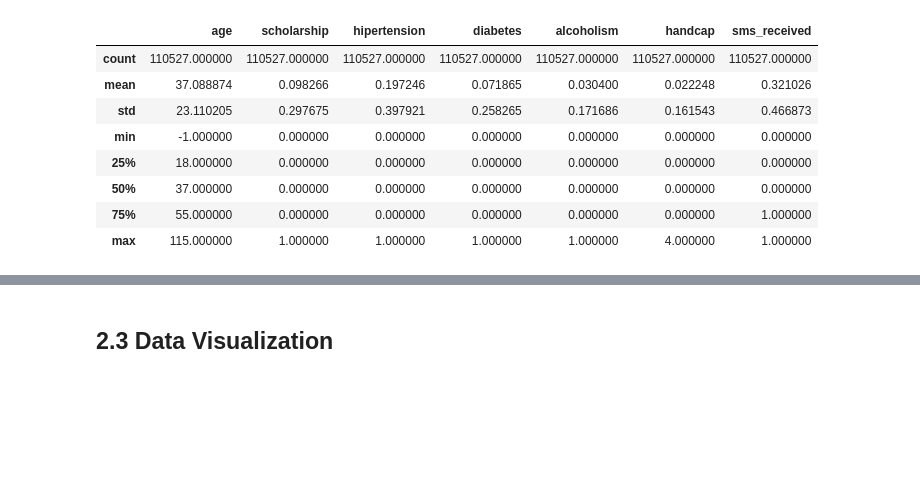
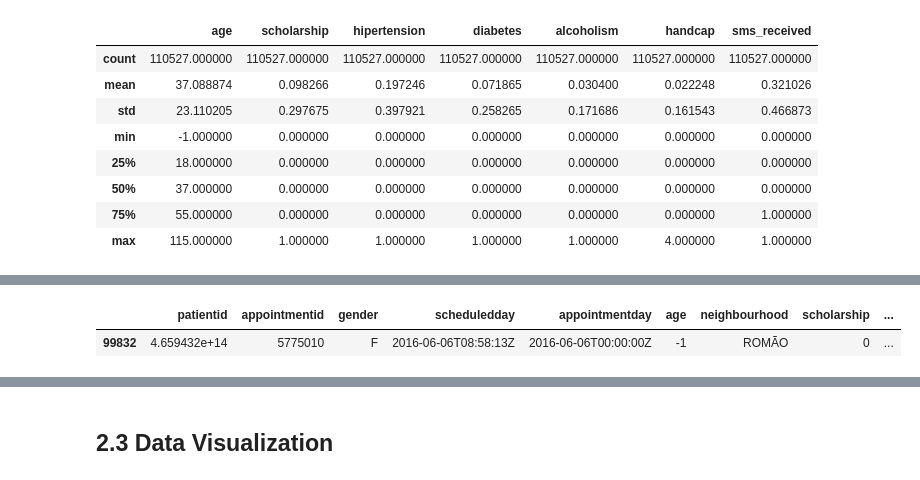
Before and after one commit to 2400024B/Hospital-Appointment-No-Show-MLDP, a Jupyter notebook: notebook/2400024B_hospital_no_show_analysis.ipynb, the cells around one changed output, grey strips where cells are left out. Saved outputs shown, nothing was run; the diff lists cells and outputs as text; code cells hidden in the pictures; blank space fills up the shorter version.

```diff
--- a/notebook/2400024B_hospital_no_show_analysis.ipynb
+++ b/notebook/2400024B_hospital_no_show_analysis.ipynb
@@ -161,0 +168,9 @@ df.drop(columns=['patientid', 'appointmentid']).describe()
+# %%
+# Check number of invalid age values
+df[df['age'] < 0].shape[0]
+
+# View sample rows with invalid age
+df[df['age'] < 0].head()
+# %% [output]
+|  | patientid | appointmentid | gender | scheduledday | appointmentday | age | neighbourhood | scholarship | ... |
+| 99832 | 4.659432e+14 | 5775010 | F | 2016-06-06T08:58:13Z | 2016-06-06T00:00:00Z | -1 | ROMÃO | 0 | ... |
```
Also changed, not shown: parts of 4 cells of this notebook.
